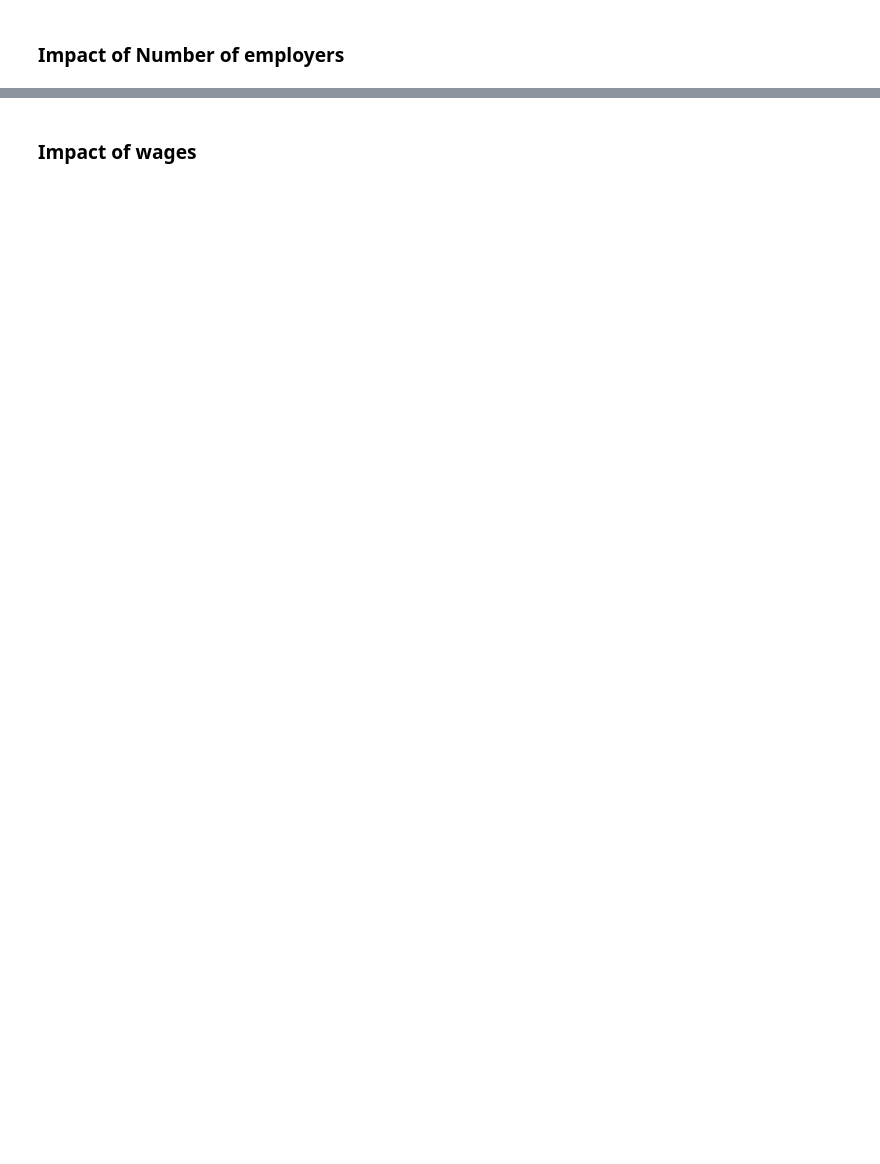
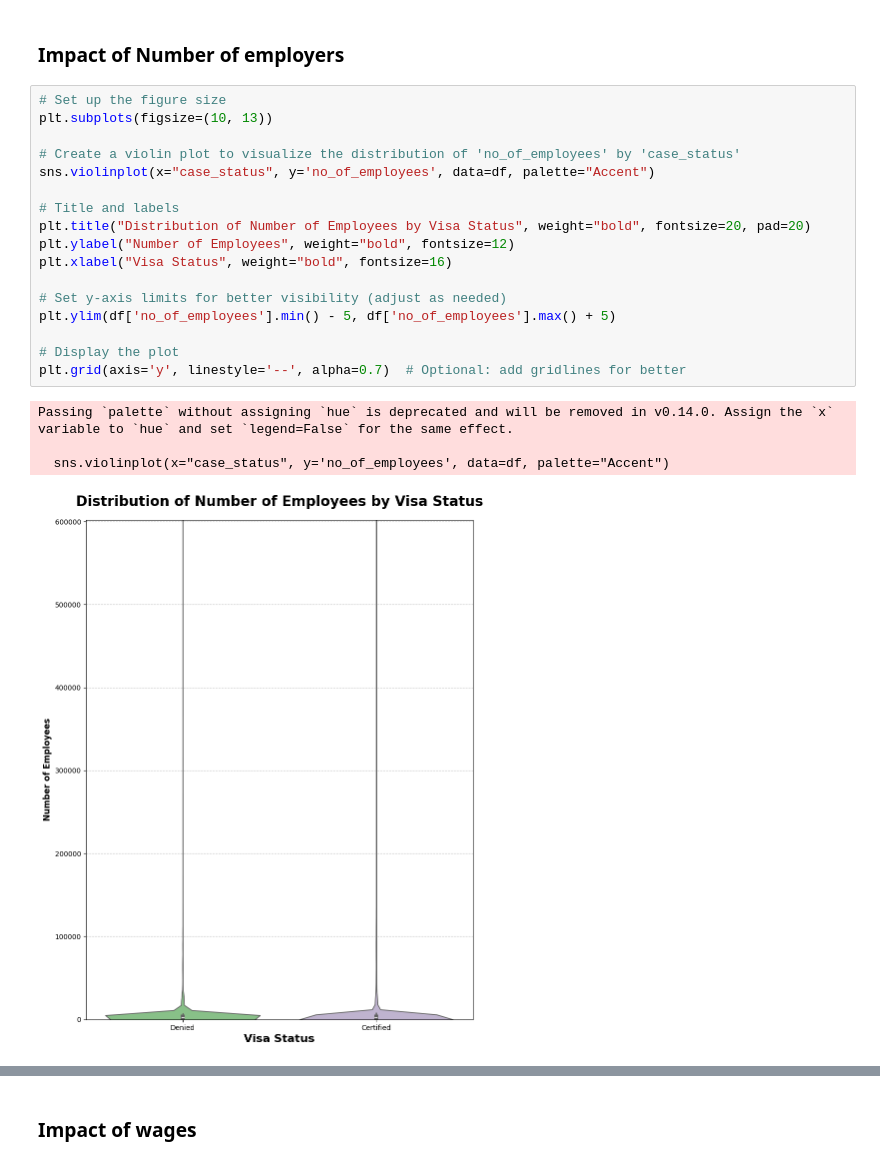
Before and after one commit to MRameezU/MLOPs_Classification_Problem, a Jupyter notebook: notebook/01_Exploratory_Data_Analysis_US_Visa.ipynb, the cells around one changed output, grey strips where cells are left out. Saved outputs shown, nothing was run; the diff lists cells and outputs as text; blank space fills up the shorter version.

```diff
--- a/notebook/01_Exploratory_Data_Analysis_US_Visa.ipynb
+++ b/notebook/01_Exploratory_Data_Analysis_US_Visa.ipynb
@@ -700,2 +763,24 @@ df.groupby('requires_job_training')['case_status'].value_counts(normalize=True).
 # %% [markdown]
 ### Impact of Number of employers
+# %%
+# Set up the figure size
+plt.subplots(figsize=(10, 13))
+
+# Create a violin plot to visualize the distribution of 'no_of_employees' by 'case_status'
+sns.violinplot(x="case_status", y='no_of_employees', data=df, palette="Accent")
+
+# Title and labels
+plt.title("Distribution of Number of Employees by Visa Status", weight="bold", fontsize=20, pad=20)
+plt.ylabel("Number of Employees", weight="bold", fontsize=12)
+plt.xlabel("Visa Status", weight="bold", fontsize=16)
+
+# Set y-axis limits for better visibility (adjust as needed)
+plt.ylim(df['no_of_employees'].min() - 5, df['no_of_employees'].max() + 5)
+
+# Display the plot
+plt.grid(axis='y', linestyle='--', alpha=0.7)  # Optional: add gridlines for better
+# %% [output]
+Passing `palette` without assigning `hue` is deprecated and will be removed in v0.14.0. Assign the `x` variable to `hue` and set `legend=False` for the same effect.
+
+  sns.violinplot(x="case_status", y='no_of_employees', data=df, palette="Accent")
+[figure, added]
```
Also changed, not shown: parts of 32 cells of this notebook.
